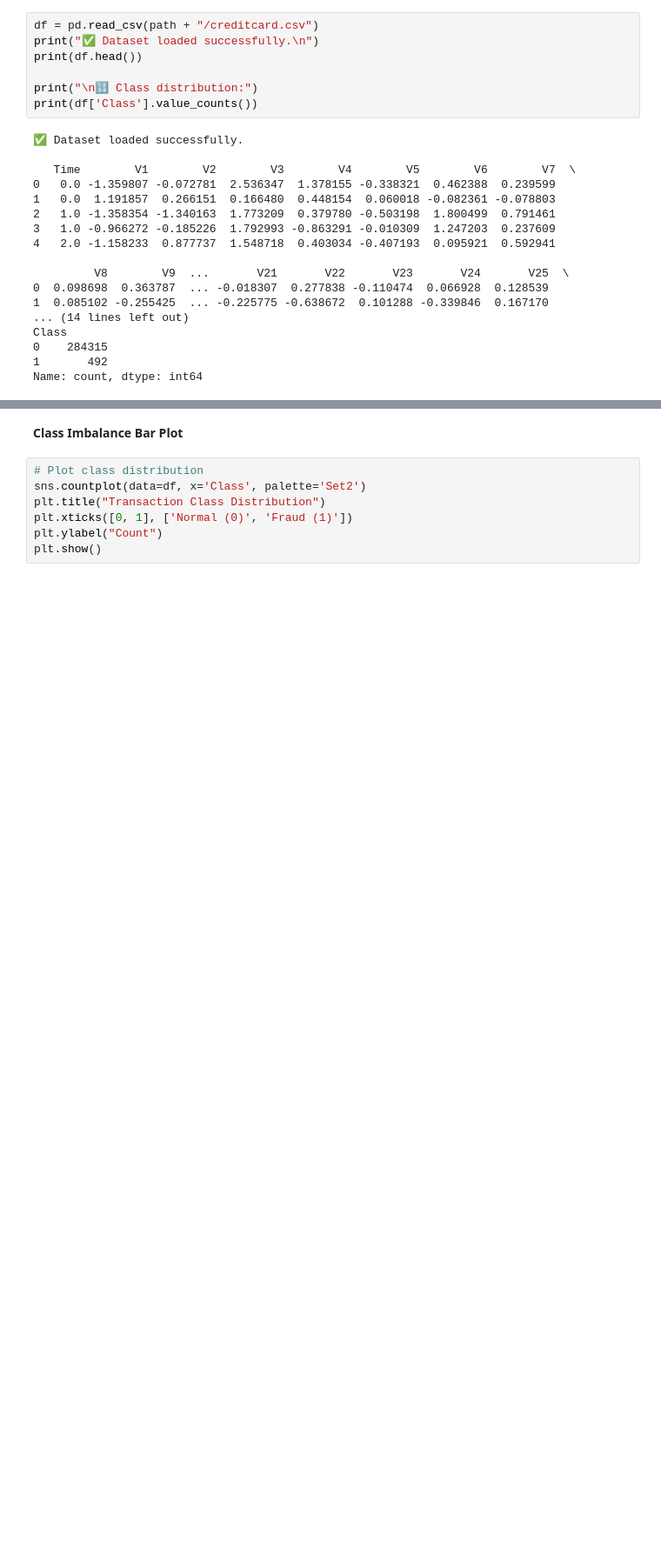
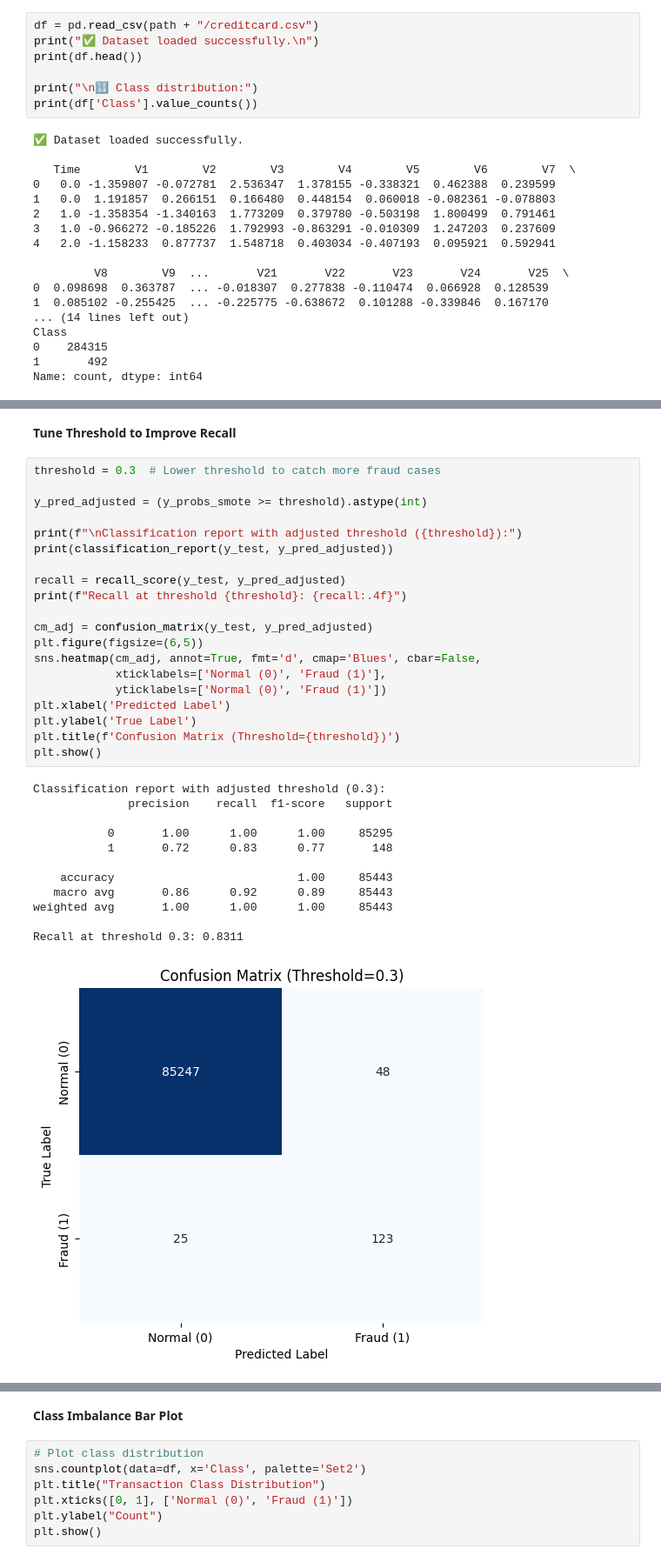
Before and after one commit to Anton3090/fraud-detection-random-forest, a Jupyter notebook: ai-fraud-detection-system.ipynb, the cells around one changed output, grey strips where cells are left out. Shown: that part at 87% size. Drawn from its saved outputs; the diff is of its cells as text; blank space fills up the shorter version.

```diff
--- a/ai-fraud-detection-system.ipynb
+++ b/ai-fraud-detection-system.ipynb
@@ -125 +163,36 @@ weighted avg       1.00      1.00      1.00     85443
+# %% [markdown]
+**Tune Threshold to Improve Recall**
+# %%
+threshold = 0.3  # Lower threshold to catch more fraud cases
+
+y_pred_adjusted = (y_probs_smote >= threshold).astype(int)
+
+print(f"\nClassification report with adjusted threshold ({threshold}):")
+print(classification_report(y_test, y_pred_adjusted))
+
+recall = recall_score(y_test, y_pred_adjusted)
+print(f"Recall at threshold {threshold}: {recall:.4f}")
+
+cm_adj = confusion_matrix(y_test, y_pred_adjusted)
+plt.figure(figsize=(6,5))
+sns.heatmap(cm_adj, annot=True, fmt='d', cmap='Blues', cbar=False,
+            xticklabels=['Normal (0)', 'Fraud (1)'],
+            yticklabels=['Normal (0)', 'Fraud (1)'])
+plt.xlabel('Predicted Label')
+plt.ylabel('True Label')
+plt.title(f'Confusion Matrix (Threshold={threshold})')
+plt.show()
+# %% [output]
+Classification report with adjusted threshold (0.3):
+              precision    recall  f1-score   support
+
+           0       1.00      1.00      1.00     85295
+           1       0.72      0.83      0.77       148
+
+    accuracy                           1.00     85443
+   macro avg       0.86      0.92      0.89     85443
+weighted avg       1.00      1.00      1.00     85443
+
+Recall at threshold 0.3: 0.8311
+[figure, added]
 # %% [markdown]
```
Also changed, not shown: parts of 19 cells of this notebook.
